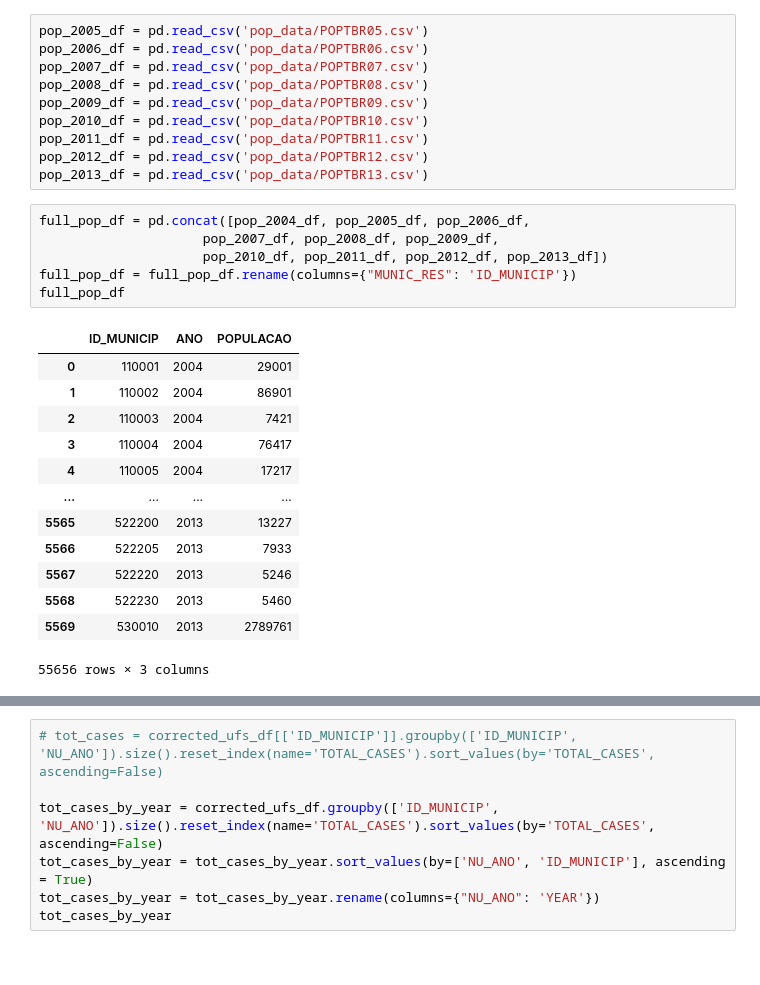
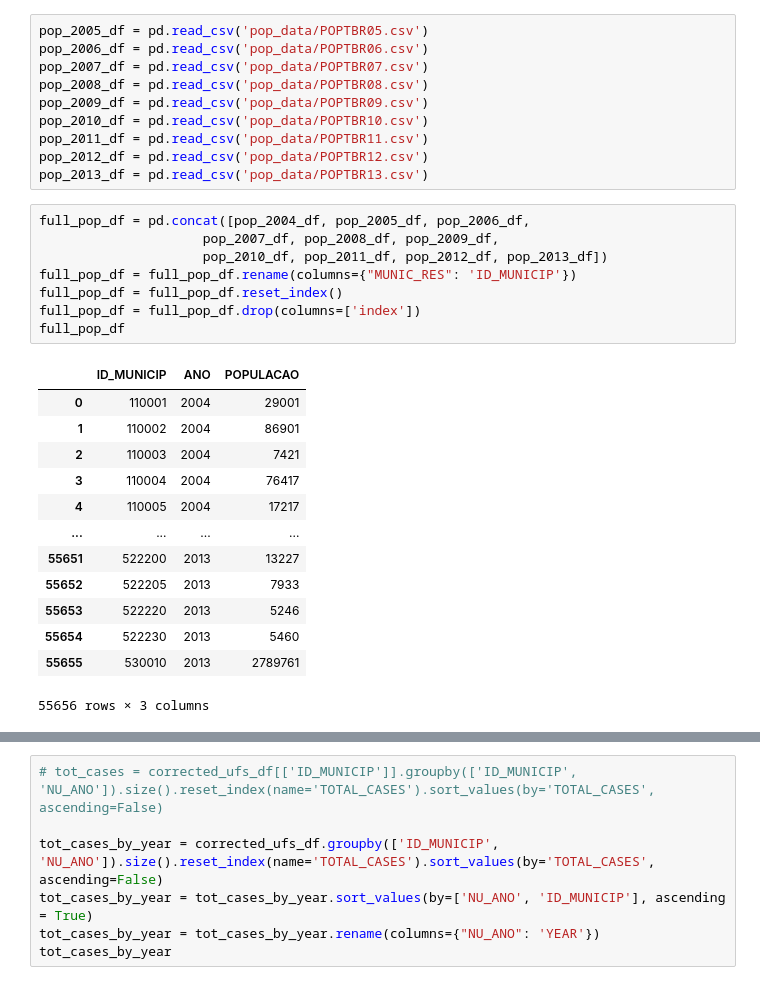
Before and after one commit to RaphaLevy/Study_on_Malaria_dynamics, a Jupyter notebook: pysus_data/Parquet_to_CSV.ipynb, the cells around one changed output, grey strips where cells are left out. Cells and saved outputs as stored; diff of their text form.

```diff
--- a/pysus_data/Parquet_to_CSV.ipynb
+++ b/pysus_data/Parquet_to_CSV.ipynb
@@ -432,20 +434,22 @@ pop_2013_df = pd.read_csv('pop_data/POPTBR13.csv')
 # %%
 full_pop_df = pd.concat([pop_2004_df, pop_2005_df, pop_2006_df,
                      pop_2007_df, pop_2008_df, pop_2009_df,
                      pop_2010_df, pop_2011_df, pop_2012_df, pop_2013_df])
 full_pop_df = full_pop_df.rename(columns={"MUNIC_RES": 'ID_MUNICIP'})
+full_pop_df = full_pop_df.reset_index()
+full_pop_df = full_pop_df.drop(columns=['index'])
 full_pop_df
 # %% [output]
 |  | ID_MUNICIP | ANO | POPULACAO |
 | 0 | 110001 | 2004 | 29001 |
 | 1 | 110002 | 2004 | 86901 |
 | 2 | 110003 | 2004 | 7421 |
 | 3 | 110004 | 2004 | 76417 |
 | 4 | 110005 | 2004 | 17217 |
 | ... | ... | ... | ... |
-| 5565 | 522200 | 2013 | 13227 |
-| 5566 | 522205 | 2013 | 7933 |
-| 5567 | 522220 | 2013 | 5246 |
-| 5568 | 522230 | 2013 | 5460 |
-| 5569 | 530010 | 2013 | 2789761 |
+| 55651 | 522200 | 2013 | 13227 |
+| 55652 | 522205 | 2013 | 7933 |
+| 55653 | 522220 | 2013 | 5246 |
+| 55654 | 522230 | 2013 | 5460 |
+| 55655 | 530010 | 2013 | 2789761 |
 55656 rows × 3 columns
```
Also changed, not shown: parts of 32 cells of this notebook.
